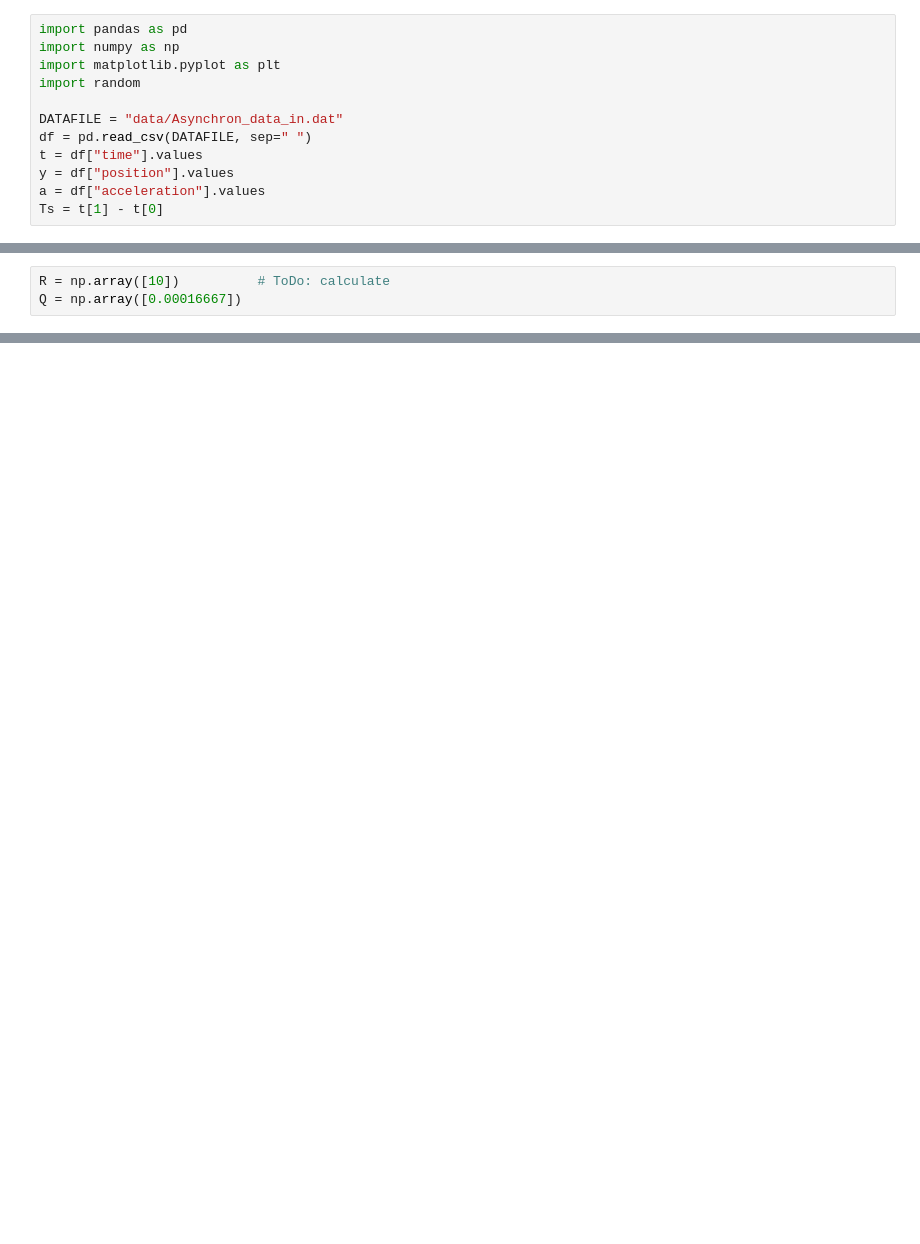
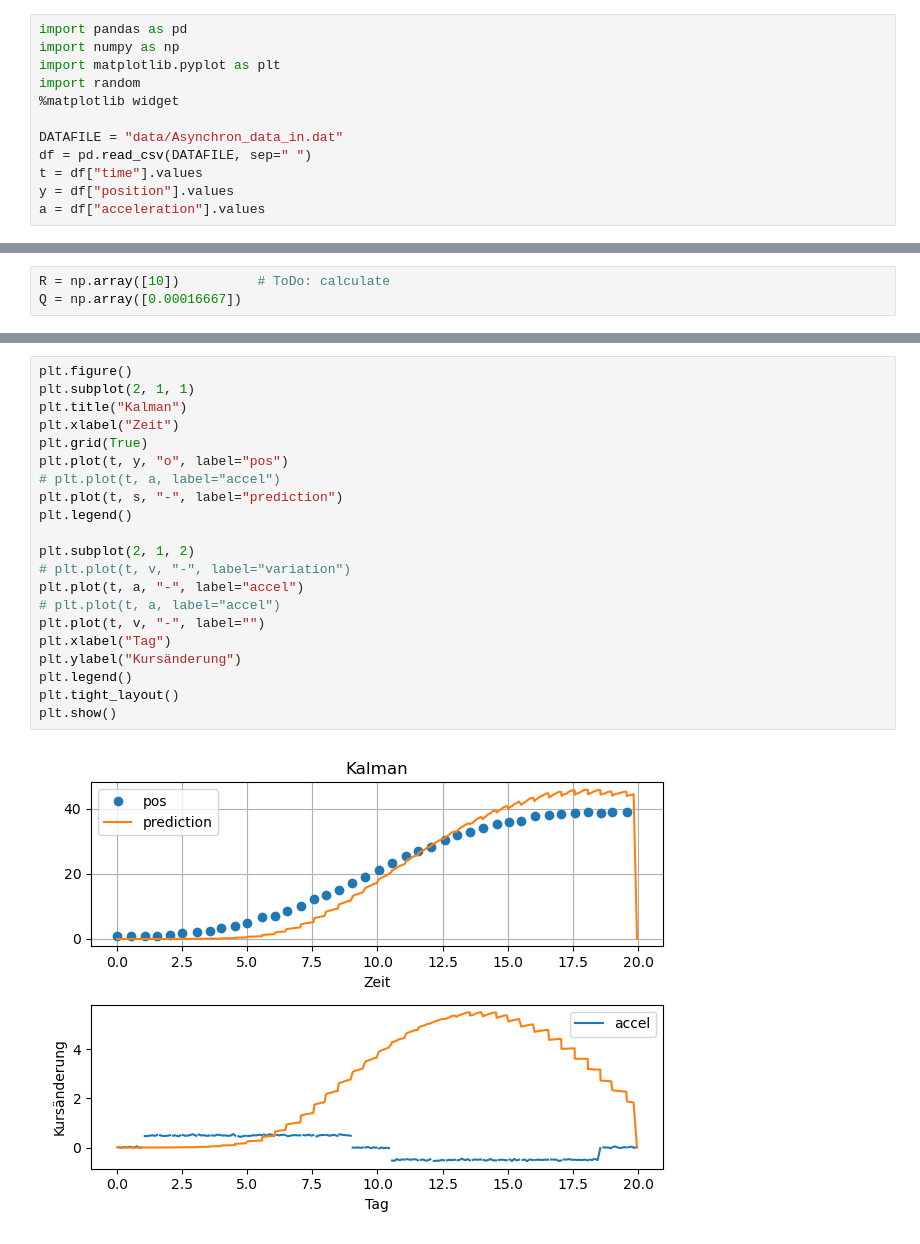
Before and after one commit to rumexcrisp/aim_datafusion, a Jupyter notebook: lab_3.ipynb, the cells around one changed output, grey strips where cells are left out. Drawn from its saved outputs; the diff is of its cells as text; blank space fills up the shorter version.

```diff
--- a/lab_3.ipynb
+++ b/lab_3.ipynb
@@ -3,10 +3,10 @@ import pandas as pd
 import numpy as np
 import matplotlib.pyplot as plt
 import random
+%matplotlib widget
 
 DATAFILE = "data/Asynchron_data_in.dat"
 df = pd.read_csv(DATAFILE, sep=" ")
 t = df["time"].values
 y = df["position"].values
 a = df["acceleration"].values
-Ts = t[1] - t[0]
@@ -85,0 +101,23 @@ for k in range(0, 3 ,1):
+# %%
+plt.figure()
+plt.subplot(2, 1, 1)
+plt.title("Kalman")
+plt.xlabel("Zeit")
+plt.grid(True)
+plt.plot(t, y, "o", label="pos")
+# plt.plot(t, a, label="accel")
+plt.plot(t, s, "-", label="prediction")
+plt.legend()
+
+plt.subplot(2, 1, 2)
+# plt.plot(t, v, "-", label="variation")
+plt.plot(t, a, "-", label="accel")
+# plt.plot(t, a, label="accel")
+plt.plot(t, v, "-", label="")
+plt.xlabel("Tag")
+plt.ylabel("Kursänderung")
+plt.legend()
+plt.tight_layout()
+plt.show()
+# %% [output]
+[figure, added]
```
Also changed, not shown: parts of 3 cells of this notebook.
